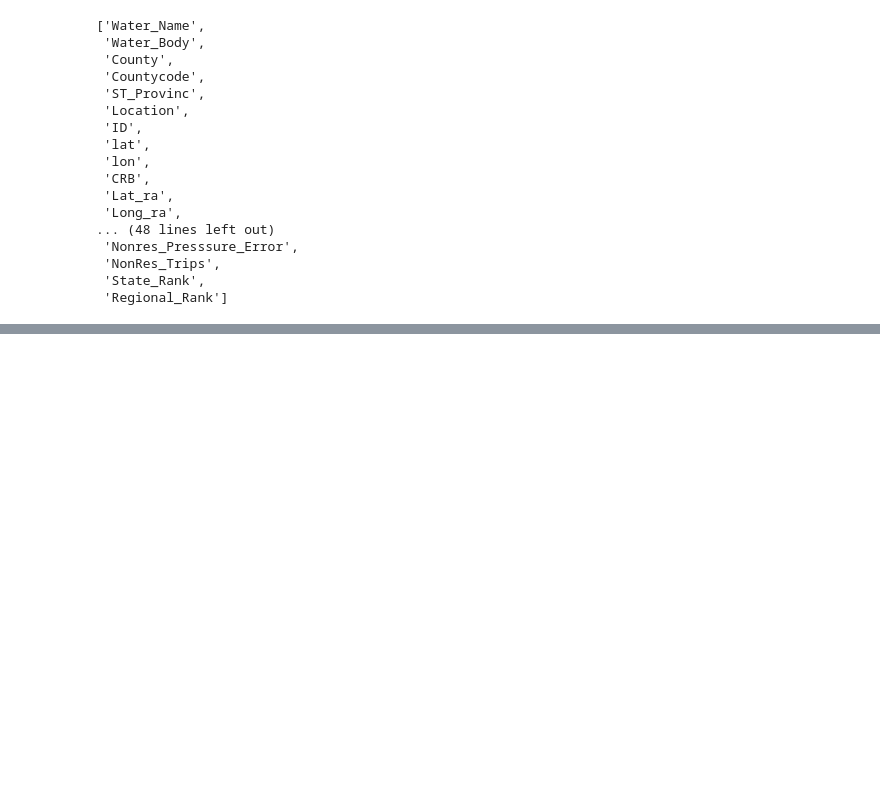
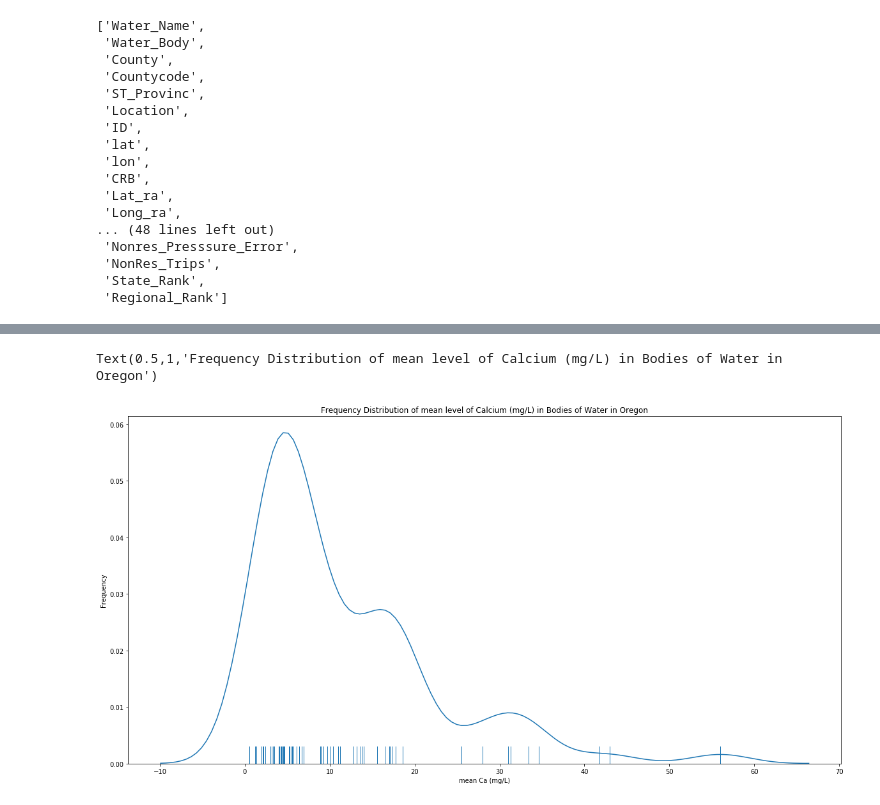
Before and after one commit to msflebedorf/bootcamp, a Jupyter notebook: unit_1/Unit 1 Lesson 3 Visualization.ipynb, the cells around one changed output, grey strips where cells are left out. Drawn from its saved outputs; the diff is of its cells as text; code cells hidden in the pictures; blank space fills up the shorter version.

```diff
--- a/unit_1/Unit 1 Lesson 3 Visualization.ipynb
+++ b/unit_1/Unit 1 Lesson 3 Visualization.ipynb
@@ -37,0 +151,9 @@ zmussels = pd.read_csv('../Datafiles/mussels/Boatramps_CRB.csv', encoding = 'lat
+# %%
+#density, rug, no hist
+sns.distplot(zmusselsor.mean_ca_mg_2009, hist=False, rug=True)
+plt.xlabel('mean Ca (mg/L)')
+plt.ylabel('Frequency')
+plt.title('Frequency Distribution of mean level of Calcium (mg/L) in Bodies of Water in Oregon')
+# %% [output]
+Text(0.5,1,'Frequency Distribution of mean level of Calcium (mg/L) in Bodies of Water in Oregon')
+[figure, added]
```
Also changed, not shown: parts of 36 cells of this notebook.
